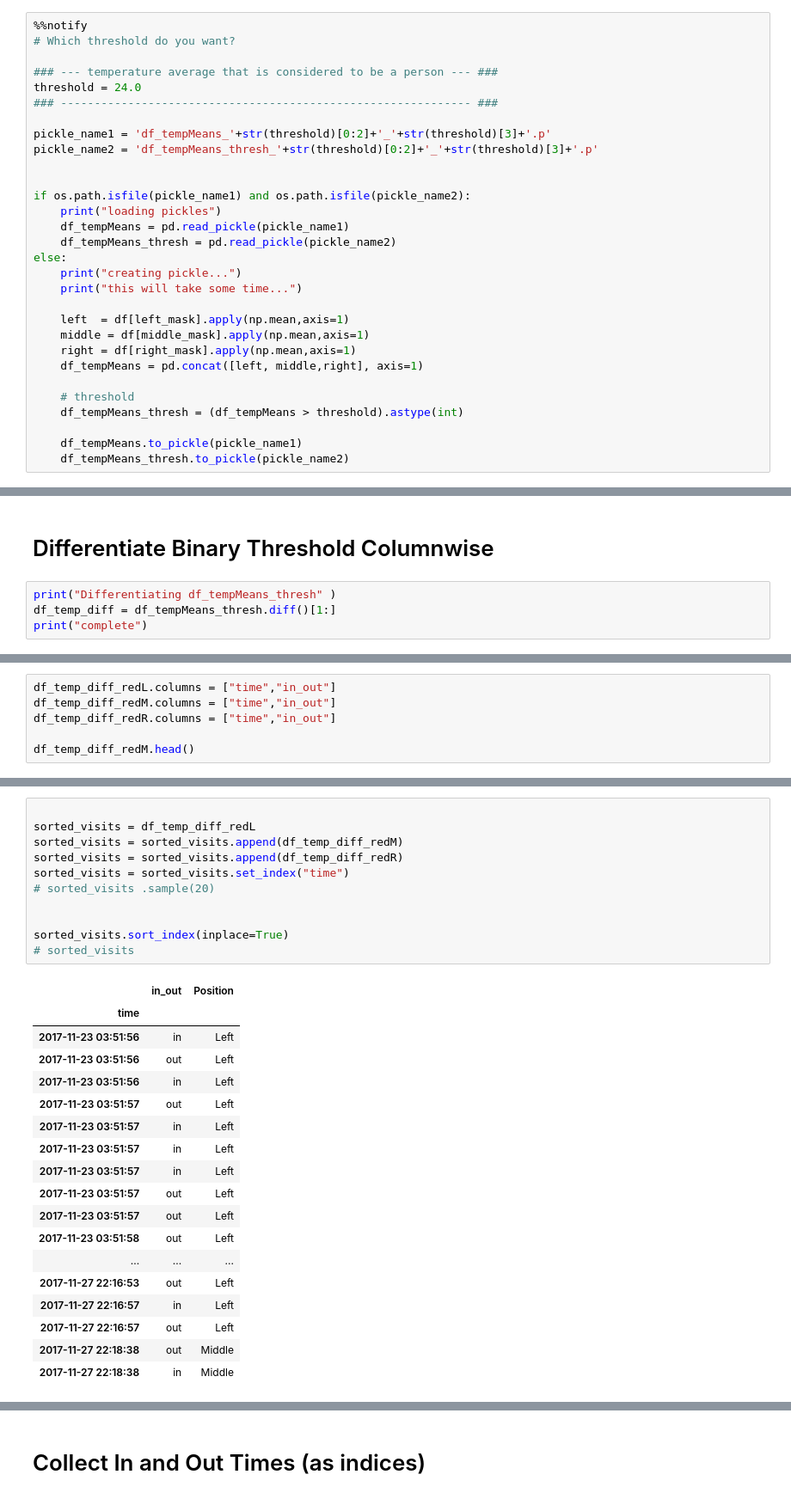
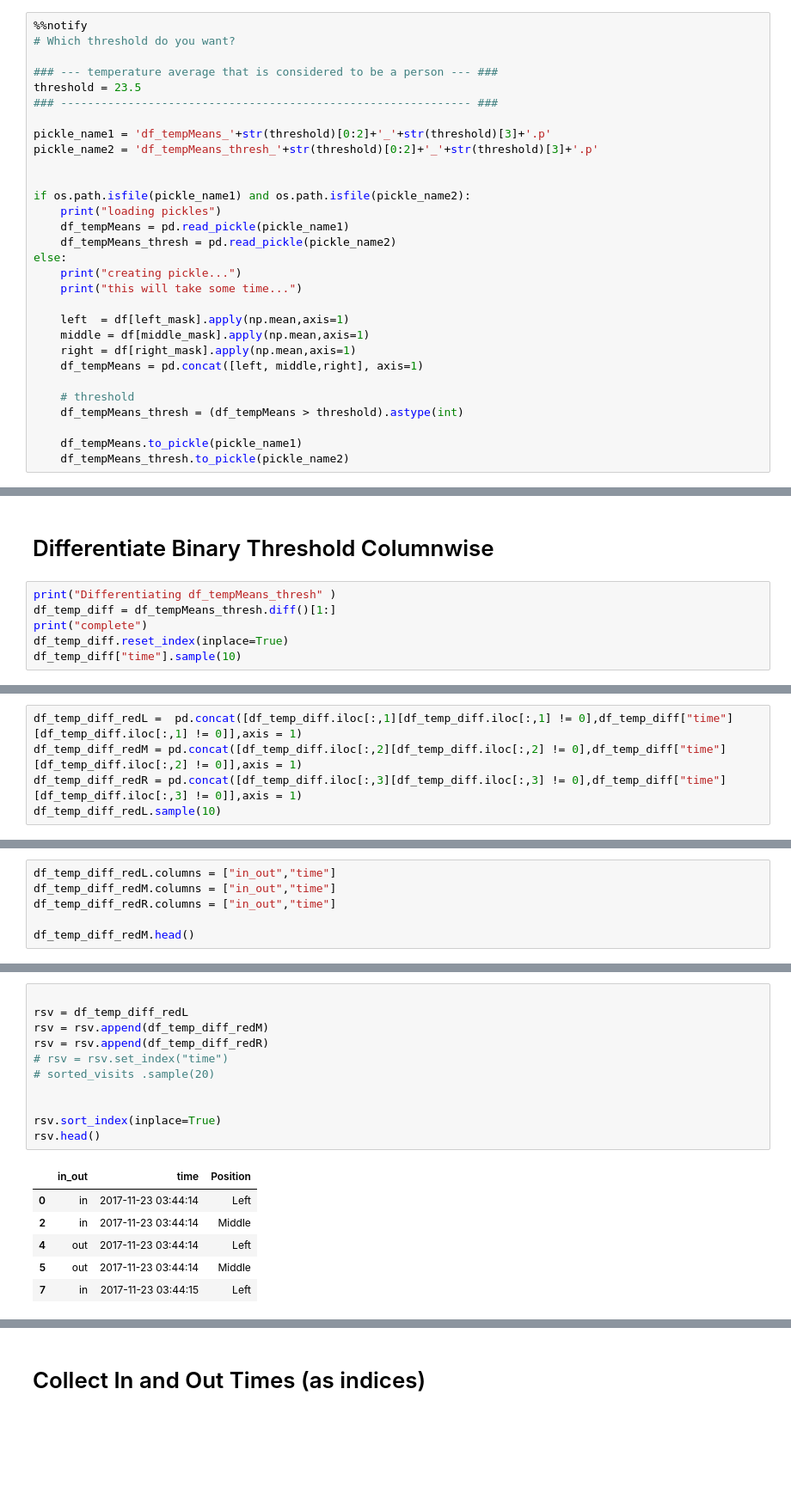
Before and after one commit to bachelor-2020/grideye-testing, a Jupyter notebook: GridEye Experiments.ipynb, the cells around one changed output, grey strips where cells are left out. Shown at 86% size. Cells and saved outputs as stored; diff of their text form; blank space fills up the shorter version.

```diff
--- a/GridEye Experiments.ipynb
+++ b/GridEye Experiments.ipynb
@@ -172,7 +182,7 @@ df.head()[middle_mask]
 # Which threshold do you want?
 
 ### --- temperature average that is considered to be a person --- ###
-threshold = 24.0
+threshold = 23.5
 ### ------------------------------------------------------------- ###
 
 pickle_name1 = 'df_tempMeans_'+str(threshold)[0:2]+'_'+str(threshold)[3]+'.p'
@@ -206,6 +216,8 @@ loading pickles
 print("Differentiating df_tempMeans_thresh" )
 df_temp_diff = df_tempMeans_thresh.diff()[1:]
 print("complete")
+df_temp_diff.reset_index(inplace=True)
+df_temp_diff["time"].sample(10)
 # %% [output]
 Differentiating df_tempMeans_thresh
 complete
@@ -225,0 +235,5 @@ df_temp_diff_redL.head()
+# %%
+df_temp_diff_redL =  pd.concat([df_temp_diff.iloc[:,1][df_temp_diff.iloc[:,1] != 0],df_temp_diff["time"][df_temp_diff.iloc[:,1] != 0]],axis = 1)
+df_temp_diff_redM = pd.concat([df_temp_diff.iloc[:,2][df_temp_diff.iloc[:,2] != 0],df_temp_diff["time"][df_temp_diff.iloc[:,2] != 0]],axis = 1)
+df_temp_diff_redR = pd.concat([df_temp_diff.iloc[:,3][df_temp_diff.iloc[:,3] != 0],df_temp_diff["time"][df_temp_diff.iloc[:,3] != 0]],axis = 1)
+df_temp_diff_redL.sample(10)
@@ -226,7 +252,7 @@ df_temp_diff_redL.head()
 # %%
-df_temp_diff_redL.columns = ["time","in_out"]
-df_temp_diff_redM.columns = ["time","in_out"]
-df_temp_diff_redR.columns = ["time","in_out"]
+df_temp_diff_redL.columns = ["in_out","time"]
+df_temp_diff_redM.columns = ["in_out","time"]
+df_temp_diff_redR.columns = ["in_out","time"]
 
 df_temp_diff_redM.head()
 # %% [output]
@@ -284,30 +295,18 @@ df_temp_diff_redL.head()
 # %%
 
-sorted_visits = df_temp_diff_redL
-sorted_visits = sorted_visits.append(df_temp_diff_redM)
-sorted_visits = sorted_visits.append(df_temp_diff_redR)
-sorted_visits = sorted_visits.set_index("time")
+rsv = df_temp_diff_redL
+rsv = rsv.append(df_temp_diff_redM)
+rsv = rsv.append(df_temp_diff_redR)
+# rsv = rsv.set_index("time")
 # sorted_visits .sample(20)
 
 
-sorted_visits.sort_index(inplace=True)
-# sorted_visits
+rsv.sort_index(inplace=True)
+rsv.head()
 # %% [output]
-|  | in_out | Position |
-| time |  |  |
-| 2017-11-23 03:51:56 | in | Left |
-| 2017-11-23 03:51:56 | out | Left |
-| 2017-11-23 03:51:56 | in | Left |
-| 2017-11-23 03:51:57 | out | Left |
-| 2017-11-23 03:51:57 | in | Left |
-| 2017-11-23 03:51:57 | in | Left |
-| 2017-11-23 03:51:57 | in | Left |
-| 2017-11-23 03:51:57 | out | Left |
-| 2017-11-23 03:51:57 | out | Left |
-| 2017-11-23 03:51:58 | out | Left |
-| ... | ... | ... |
-| 2017-11-27 22:16:53 | out | Left |
-| 2017-11-27 22:16:57 | in | Left |
-| 2017-11-27 22:16:57 | out | Left |
-| 2017-11-27 22:18:38 | out | Middle |
-| 2017-11-27 22:18:38 | in | Middle |
+|  | in_out | time | Position |
+| 0 | in | 2017-11-23 03:44:14 | Left |
+| 2 | in | 2017-11-23 03:44:14 | Middle |
+| 4 | out | 2017-11-23 03:44:14 | Left |
+| 5 | out | 2017-11-23 03:44:14 | Middle |
+| 7 | in | 2017-11-23 03:44:15 | Left |
```
Also changed, not shown: parts of 36 cells of this notebook, 4 other files.
